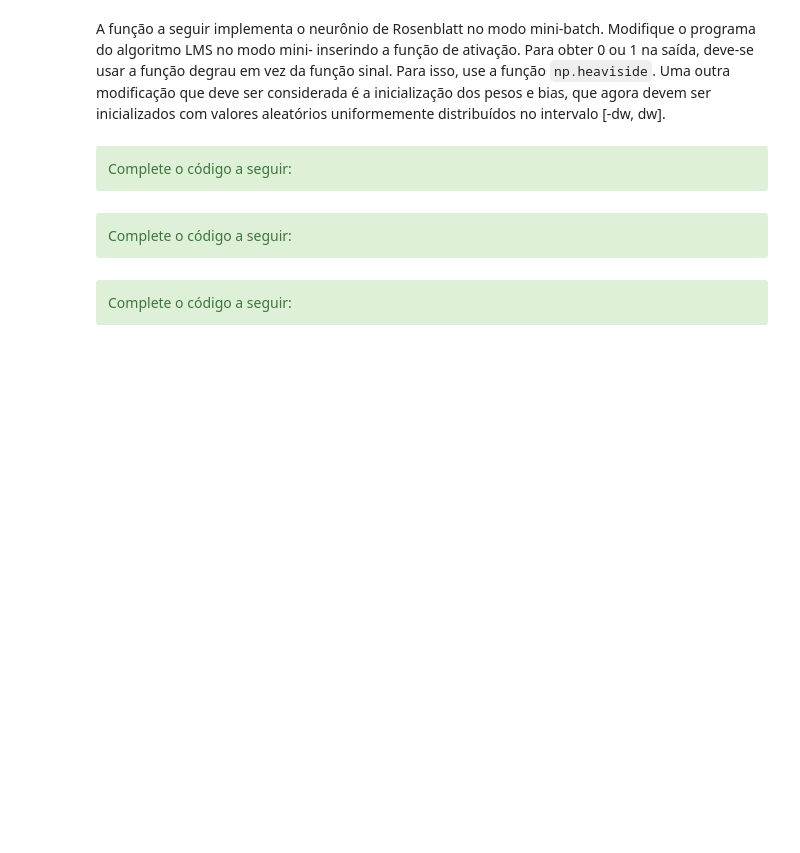
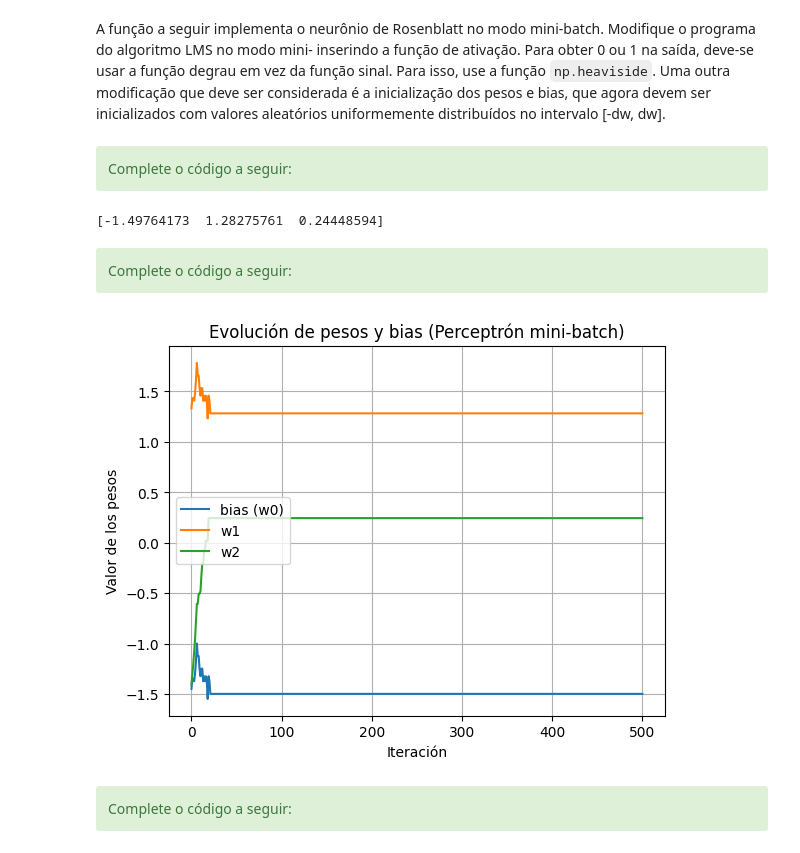
Before and after one commit to Gibonn24/Fundamentos-de-sistemas-Electr-nicos, a Jupyter notebook: ex_aula_3/ex_aula_3.ipynb, the cells around one changed output. Cells and saved outputs as stored; diff of their text form; code cells hidden in the pictures; blank space fills up the shorter version.

```diff
--- a/ex_aula_3/ex_aula_3.ipynb
+++ b/ex_aula_3/ex_aula_3.ipynb
@@ -49,6 +49,9 @@ Nt = 100  # número de pontos de treinamento
 # Para transformar os elementos para o tipo inteiro, basta multiplicá-lo por 1
 # ou usar o método .astype(int)
 
-#x =
-#d = 1*()
+x = np.round(np.random.uniform(0, 1, (Nt, 2)))
+
+d = 1*(np.logical_and(x[:,0],x[:,1]))
+d=d.reshape(Nt,1)
+print(d.shape)
 #############
@@ -88,12 +111,14 @@ Ne = 100
 dw = 2
 
 #############  Complete o código a seguir
-#W = Rosenblatt_minibatch(x, d, eta, Nt, Ne, Nb, dw)
+W = Rosenblatt_minibatch(x, d, eta, Nt, Ne, Nb, dw)
 
 # Wfinal deve ser os valores de pesos e bias da última iteração
-#Wfinal =
-#print(Wfinal)
+Wfinal = W[-1,:]
+print(Wfinal)
 #############
+# %% [output]
+[-1.49764173  1.28275761  0.24448594]
 # %% [markdown]
 <div class="alert alert-block alert-success">
 Complete o código a seguir:
@@ -103,3 +126,26 @@ Complete o código a seguir:
+# %%
+# Gere um gráfico para mostrar os pesos e bias ao longo das iterações
+import matplotlib.pyplot as plt
+
+plt.figure()
+
+# Iteraciones
+iters = range(W.shape[0])
+
+# Graficar bias y pesos
+plt.plot(iters, W[:, 0], label="bias (w0)")
+plt.plot(iters, W[:, 1], label="w1")
+plt.plot(iters, W[:, 2], label="w2")
+
+plt.xlabel("Iteración")
+plt.ylabel("Valor de los pesos")
+plt.title("Evolución de pesos y bias (Perceptrón mini-batch)")
+plt.grid(True)
+plt.legend()
+
+plt.show()
+# %% [output]
+[figure, added]
 # %% [markdown]
 <div class="alert alert-block alert-success">
 Complete o código a seguir:
```
Also changed, not shown: parts of 8 cells of this notebook.
